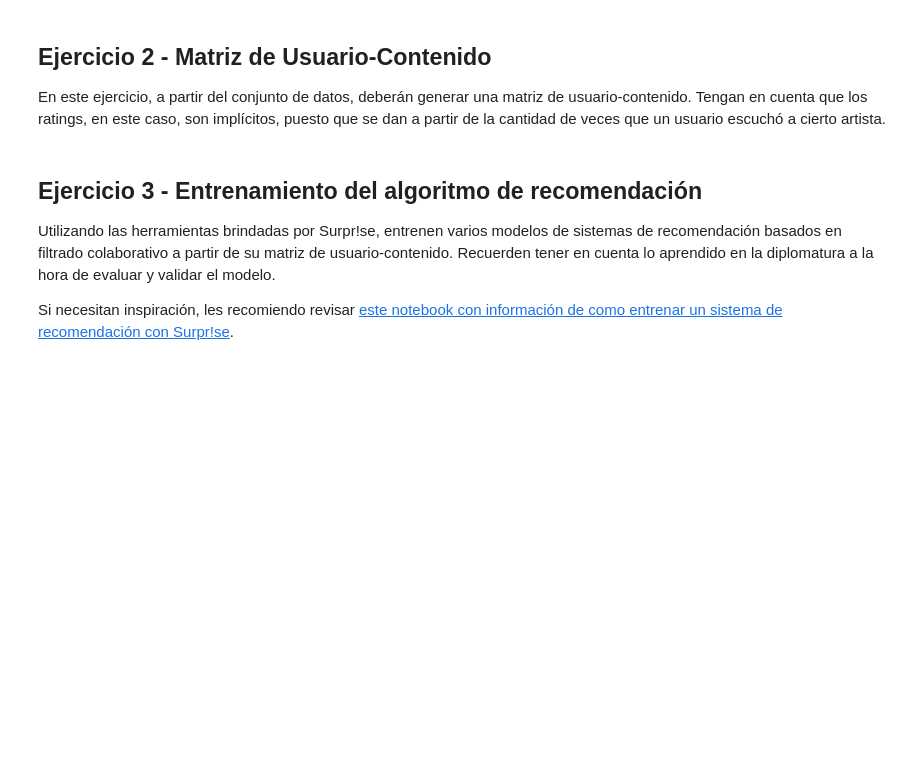
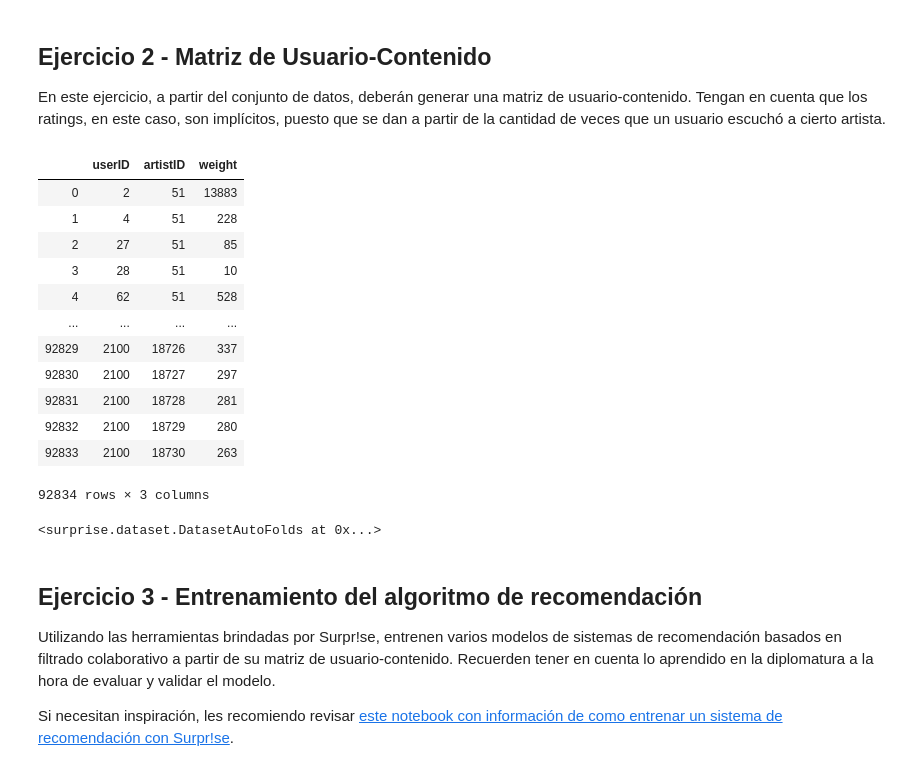
Before and after one commit to mnuclle/DiploDatos, a Jupyter notebook: 07 - Sistemas de Recomendación/SistemasDeRecomendacion-master/practico_1.ipynb, the cells around one changed output. Drawn from its saved outputs; the diff is of its cells as text; code cells hidden in the pictures; blank space fills up the shorter version.

Commit message:
agregado de matriz de contenido

```diff
--- a/07 - Sistemas de Recomendación/SistemasDeRecomendacion-master/practico_1.ipynb
+++ b/07 - Sistemas de Recomendación/SistemasDeRecomendacion-master/practico_1.ipynb
@@ -166,0 +171,17 @@ En este ejercicio, a partir del conjunto de datos, deberán generar una matriz d
+# %%
+matriz = df_analisis[['userID','artistID','weight']]
+matriz
+# %% [output]
+|  | userID | artistID | weight |
+| 0 | 2 | 51 | 13883 |
+| 1 | 4 | 51 | 228 |
+| 2 | 27 | 51 | 85 |
+| 3 | 28 | 51 | 10 |
+| 4 | 62 | 51 | 528 |
+| ... | ... | ... | ... |
+| 92829 | 2100 | 18726 | 337 |
+| 92830 | 2100 | 18727 | 297 |
+| 92831 | 2100 | 18728 | 281 |
+| 92832 | 2100 | 18729 | 280 |
+| 92833 | 2100 | 18730 | 263 |
+92834 rows × 3 columns
@@ -167,3 +193,7 @@ En este ejercicio, a partir del conjunto de datos, deberán generar una matriz d
+# %%
+matriz
+# %% [output]
+<surprise.dataset.DatasetAutoFolds at 0x...>
 # %% [markdown]
 ## Ejercicio 3 - Entrenamiento del algoritmo de recomendación
 
```
Also changed, not shown: parts of 6 cells of this notebook.
